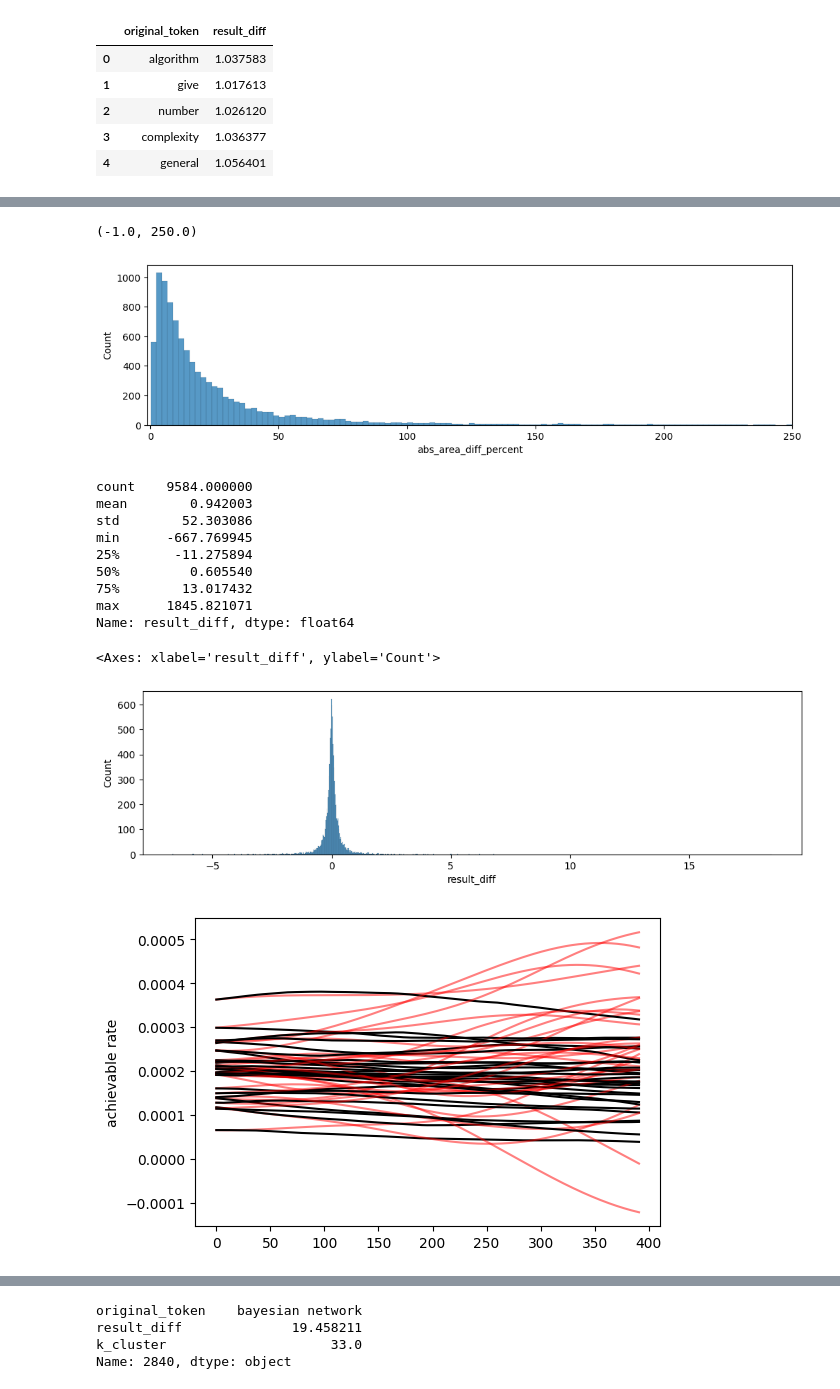
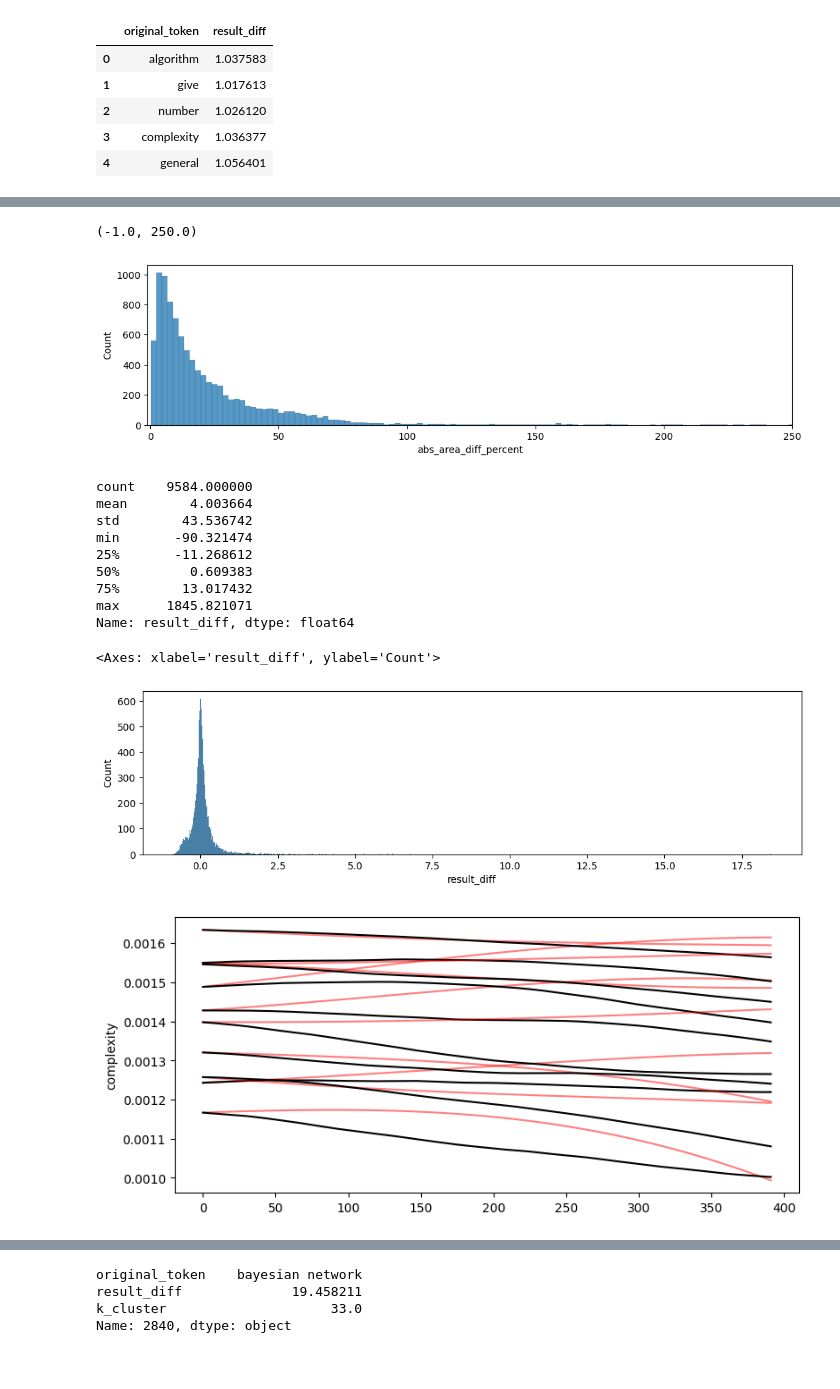
Before and after one commit to trevsauer/ADS_599_Capstone_Project, a Jupyter notebook: notebooks/results.ipynb, the cells around one changed output, grey strips where cells are left out. Cells and saved outputs as stored; diff of their text form; code cells hidden in the pictures.

Commit message:
results and changes

```diff
--- a/notebooks/results.ipynb
+++ b/notebooks/results.ipynb
@@ -90,6 +90,12 @@ results_df.head()
 | 3 | 0.001765 | 0.001290 | 0.001609 | 0.001244 | 0.001429 | 0.001320 | 0.001167 | 0.001256 | 0.001490 | 0.001398 | ... |
 | 4 | 0.001765 | 0.001290 | 0.001609 | 0.001244 | 0.001429 | 0.001320 | 0.001167 | 0.001256 | 0.001490 | 0.001398 | ... |
 5 rows × 9584 columns
+# %%
+def zero_maker(num):
+    if num < 0: return 0
+    else: return num
+
+results_df = results_df.map(zero_maker)
 # %% [markdown]
 ### `sklearn` metrics
 # %%
@@ -756,16 +765,16 @@ sns.histplot(agg_results_df['abs_area_diff_percent']*100)
 plt.xlim(-1,250)
 # %% [output]
 (-1.0, 250.0)
-[figure, old version]
+[figure, new version]
 # %%
 ((sum_results_df['result_diff']-1)*100).describe()
 # %% [output]
 count    9584.000000
-mean        0.942003
-std        52.303086
-min      -667.769945
-25%       -11.275894
-50%         0.605540
+mean        4.003664
+std        43.536742
+min       -90.321474
+25%       -11.268612
+50%         0.609383
 75%        13.017432
 max      1845.821071
 Name: result_diff, dtype: float64
@@ -775,13 +784,13 @@ sns.histplot(sum_results_df['result_diff']-1)
 #plt.xlim(-4,4)
 # %% [output]
 <Axes: xlabel='result_diff', ylabel='Count'>
-[figure, old version]
+[figure, new version]
 # %%
-my_num = 15
-plt.figure(figsize=(6,4))
+my_num = 3
+plt.figure(figsize=(9,4))
 for i in sum_results_df[sum_results_df['k_cluster']==my_num]['original_token']:
     sns.lineplot(results_df[i], color='red', alpha=0.5)
     sns.lineplot(moving_avg_df.iloc[-392:].reset_index()[i], color='black')
 # %% [output]
-[figure, old version]
+[figure, new version]
 # %%
```
Also changed, not shown: parts of 51 cells of this notebook, 2 other files.
